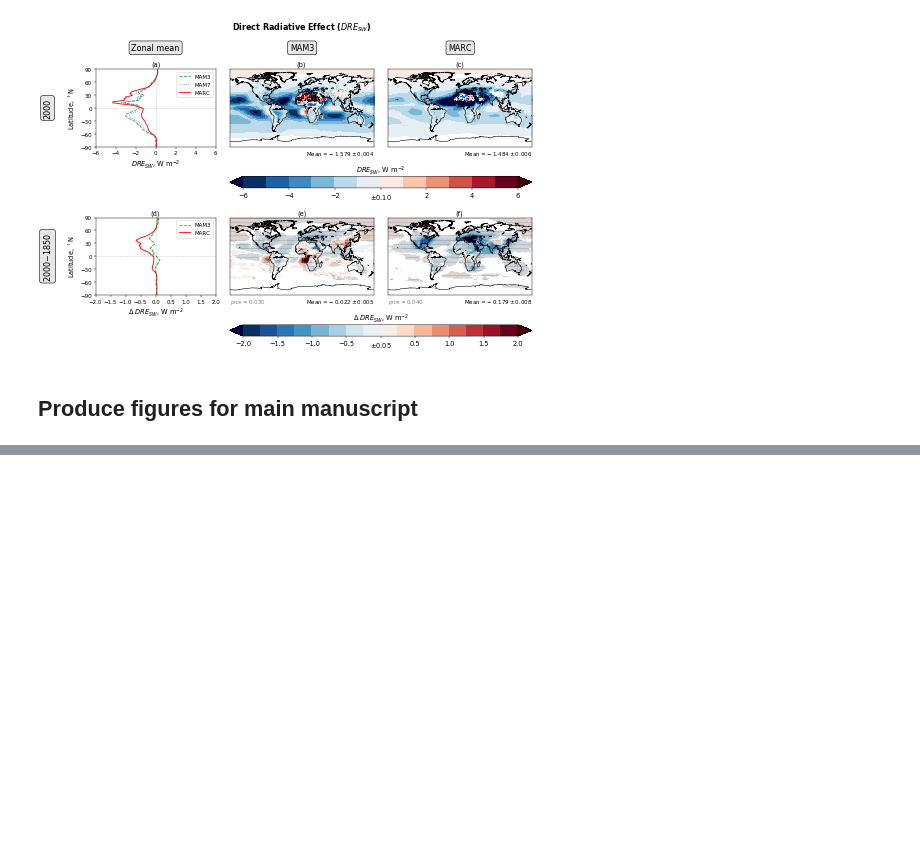
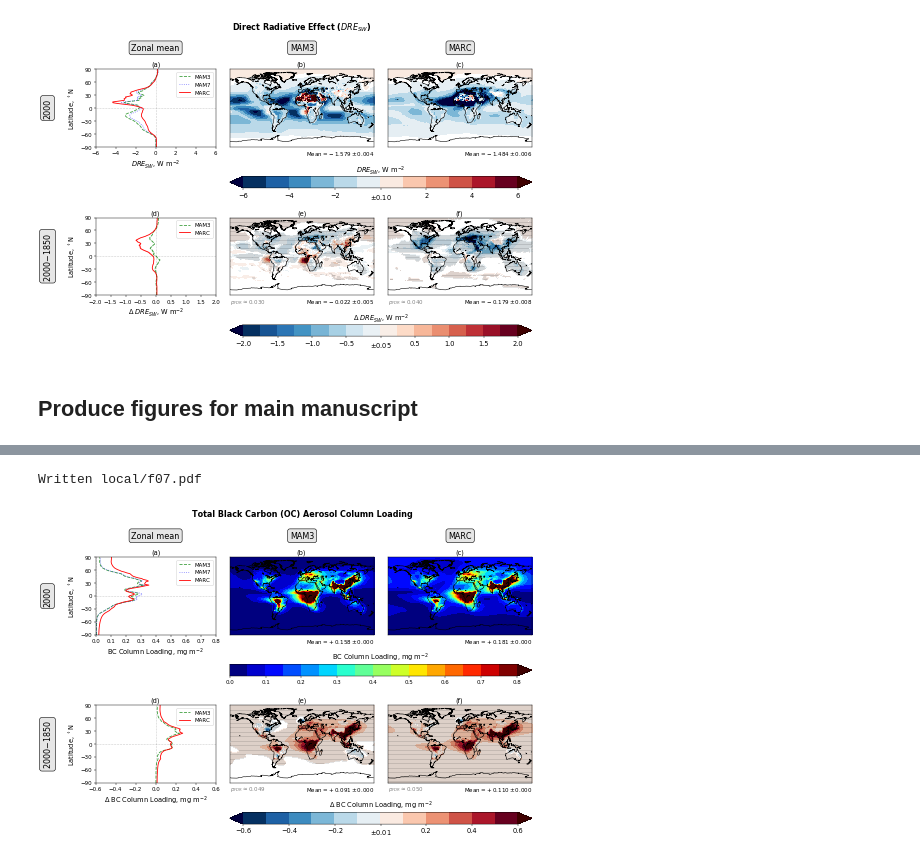
Before and after one commit to grandey/p17c-marc-comparison, a Jupyter notebook: manuscript_draft2017b/figures_draft_2017b.ipynb, the cells around one changed output, grey strips where cells are left out. Saved outputs shown, nothing was run; the diff lists cells and outputs as text; code cells hidden in the pictures; blank space fills up the shorter version.

```diff
--- a/manuscript_draft2017b/figures_draft_2017b.ipynb
+++ b/manuscript_draft2017b/figures_draft_2017b.ipynb
@@ -596,0 +610,13 @@ Written local/f01.pdf
+# %%
+# Total BC column loading
+fig = zonal_means_maps_2000_diff(model_var_dict={'mam3': 'BURDENBC', 'mam7': 'BURDENBC',
+                                                 'marc': 'ctBC_LDG', },
+                                 main_title='Total Black Carbon (OC) Aerosol Column Loading',
+                                 xlabel='BC Column Loading, mg m$^{-2}$', sf=1e6,
+                                 xlim_2000=[0, 0.8], whiteout_2000=None, cmap_2000='jet', nlev_2000=16,
+                                 xlim_diff=[-0.6, 0.6], whiteout_diff='0.02', cmap_diff='RdBu_r', nlev_diff=12,
+                                 file_prefix='f{:02}'.format(figure_counter))
+figure_counter += 1
+# %% [output]
+Written local/f07.pdf
+[figure, added]
```
Also changed, not shown: parts of 2 cells of this notebook.
